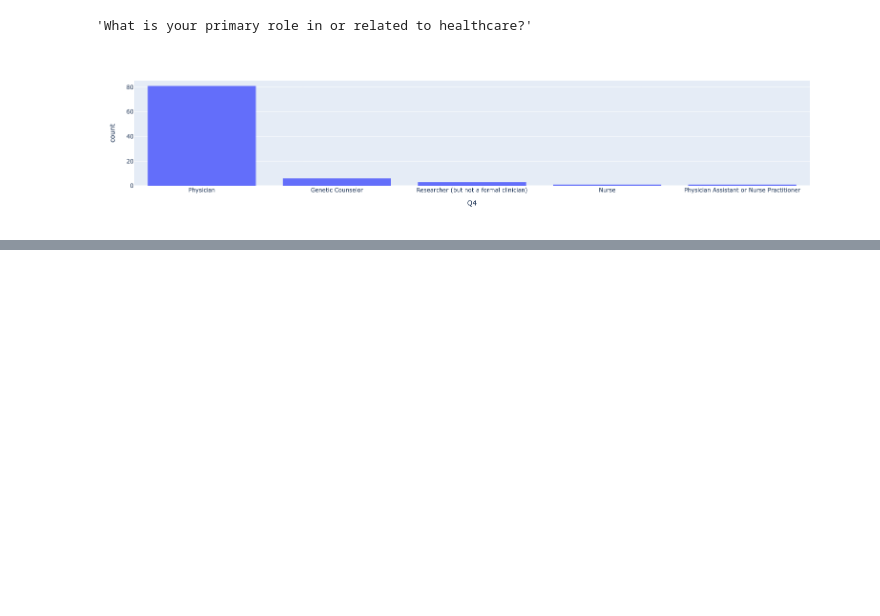
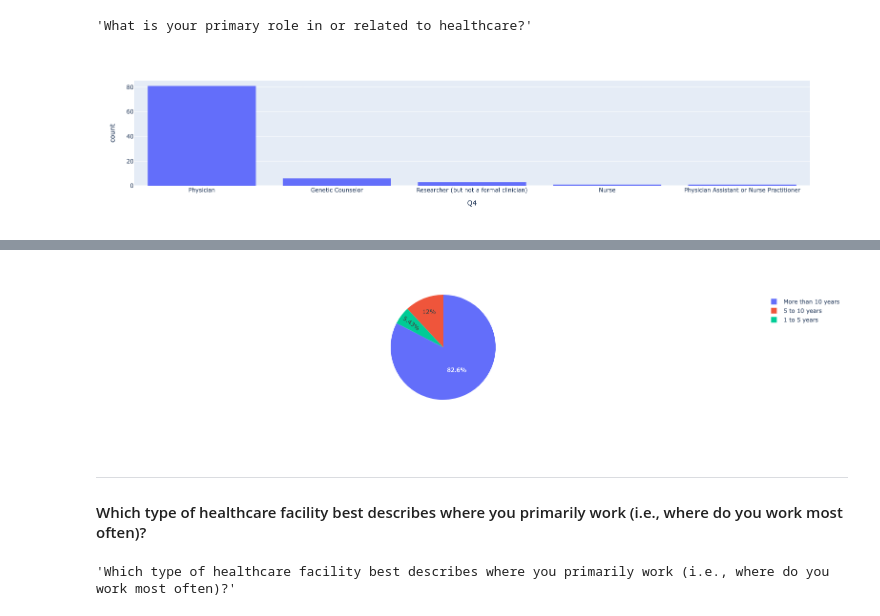
Before and after one commit to behjava/Bone2Gene_Survey, a Jupyter notebook: B2G_Survey_Analysis.ipynb, the cells around one changed output, grey strips where cells are left out. Drawn from its saved outputs; the diff is of its cells as text; code cells hidden in the pictures; blank space fills up the shorter version.

```diff
--- a/B2G_Survey_Analysis.ipynb
+++ b/B2G_Survey_Analysis.ipynb
@@ -124,0 +163,13 @@ fig.show()
+# %%
+# Plot a pie chart using Plotly
+fig = px.pie(value_counts, names='Value', values='Count')
+fig.show()
+# %% [output]
+[figure, added]
+# %% [markdown]
+***
+#### Which type of healthcare facility best describes where you primarily work (i.e., where do you work most often)?
+# %%
+header_question_dict['Q11']
+# %% [output]
+'Which type of healthcare facility best describes where you primarily work (i.e., where do you work most often)?'
```
Also changed, not shown: parts of 11 cells of this notebook.
